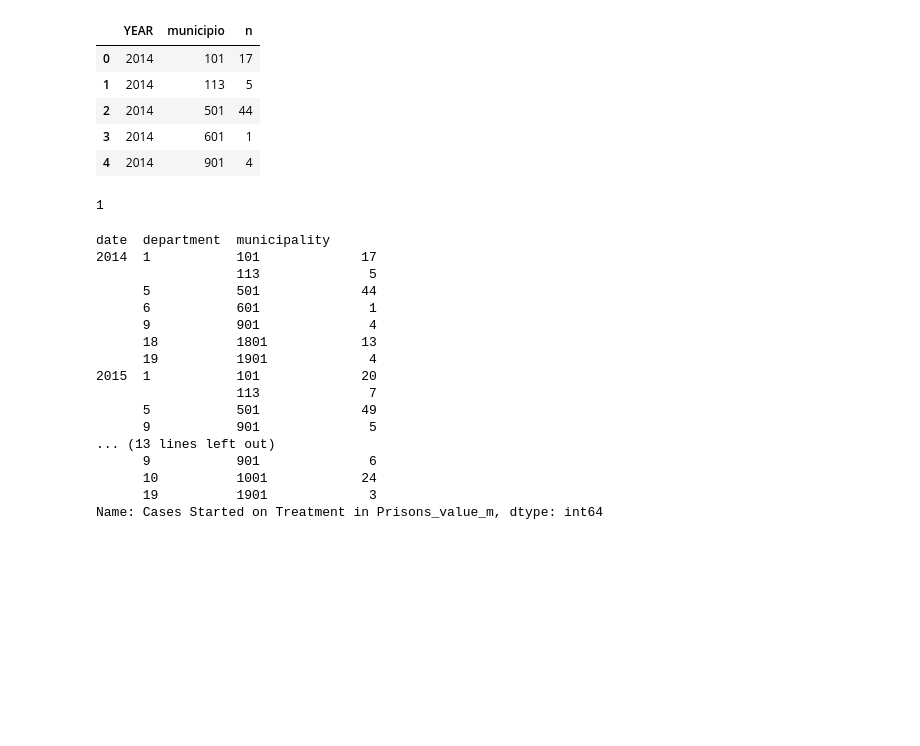
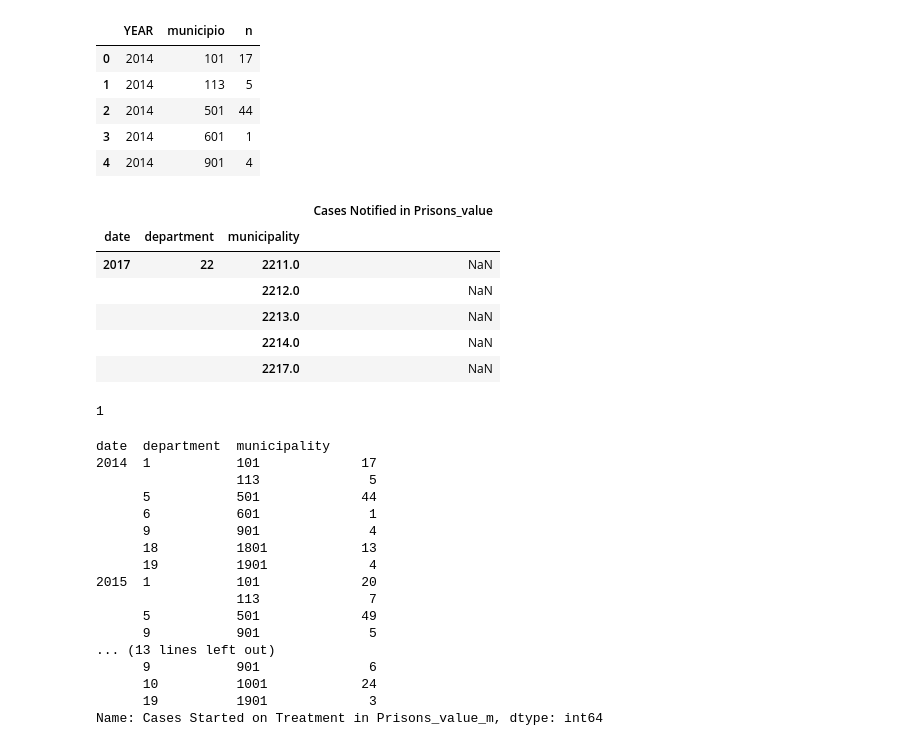
Before and after one commit to Guitlle/gf, a Jupyter notebook: impact_evaluation/gtm/pre_data_preparation.ipynb, the cells around one changed output. Saved outputs shown, nothing was run; the diff lists cells and outputs as text; code cells hidden in the pictures; blank space fills up the shorter version.

```diff
--- a/impact_evaluation/gtm/pre_data_preparation.ipynb
+++ b/impact_evaluation/gtm/pre_data_preparation.ipynb
@@ -227,11 +236,21 @@ pplcases.head()
 | 4 | 2014 | 901 | 4 |
 # %%
 pplcases = pplcases.assign(department = lambda x : np.floor(x.municipio/100))\
-.assign(municode = lambda y: y.municipio.astype(int)).rename(columns=\
-{"n": "Cases Notified in Prisons_value", "YEAR": "date", "municode": "municipality"})\
+.assign(municipio = lambda y: y.municipio.astype(int)).rename(columns=\
+{"n": "Cases Notified in Prisons_value", "YEAR": "date", "municipio": "municipality"})\
 .set_index(["date", "department", "municipality"])
 # %%
 pplcases = pplcases.reindex(casesNotif.index)
+# %%
+pplcases.tail()
+# %% [output]
+|  |  |  | Cases Notified in Prisons_value |
+| date | department | municipality |  |
+| 2017 | 22 | 2211.0 | NaN |
+|  |  | 2212.0 | NaN |
+|  |  | 2213.0 | NaN |
+|  |  | 2214.0 | NaN |
+|  |  | 2217.0 | NaN |
 # %%
 ppldata = pd.read_csv("../../../Outcome Measurement Data/TUBERCULOSIS/Prisoners/tb-ppl-2014-2017.csv")
 # %%
```
Also changed, not shown: parts of 14 cells of this notebook.
